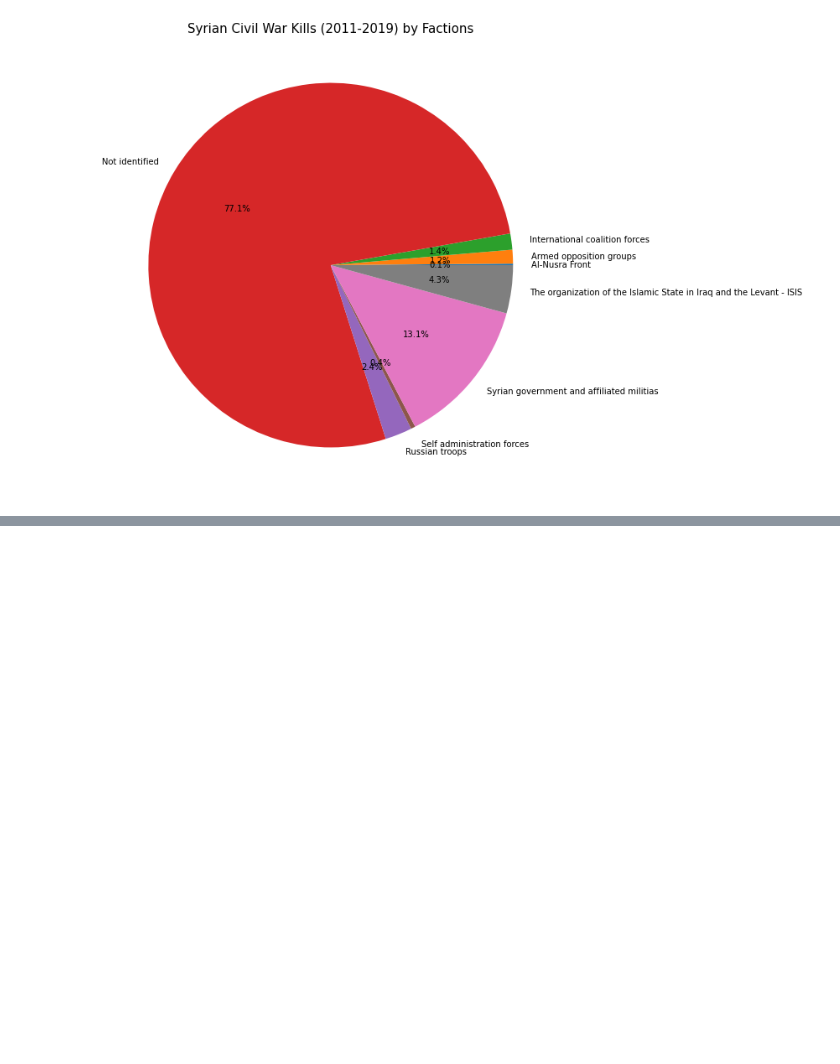
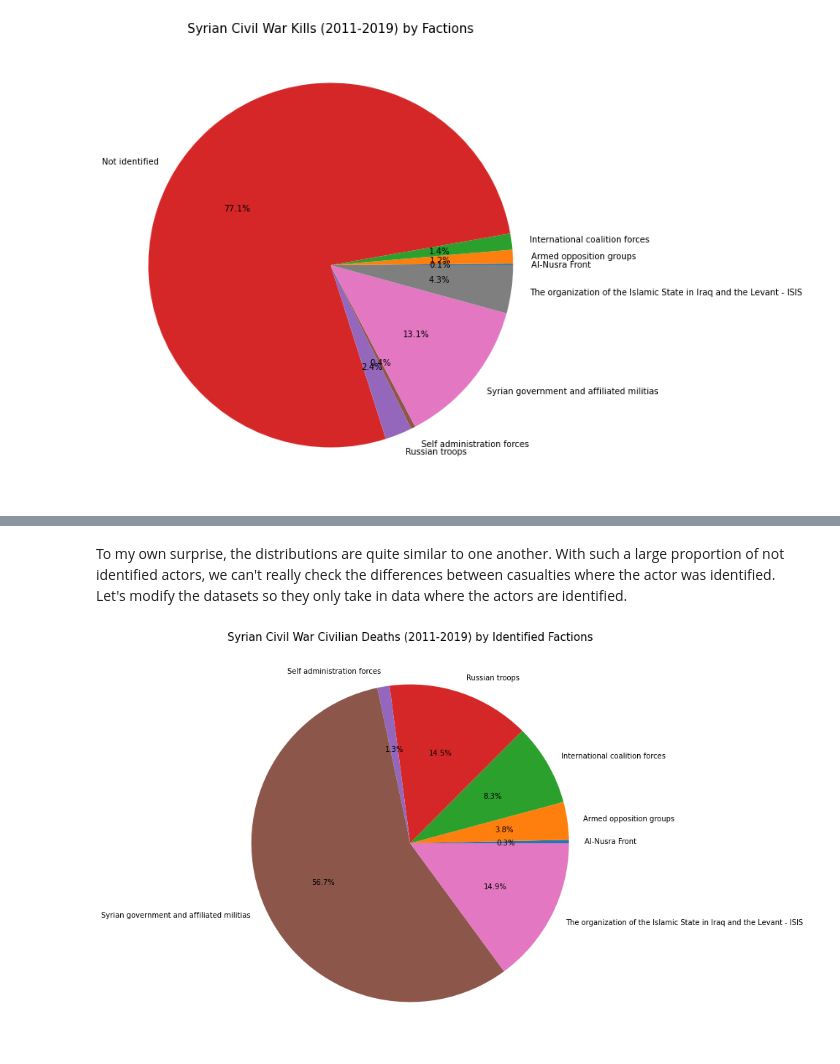
Before and after one commit to Tbasa-hk97/Tbasa-hk97.github.io, a Jupyter notebook: Syrian-Civil-War-Casualties.ipynb, the cells around one changed output, grey strips where cells are left out. Cells and saved outputs as stored; diff of their text form; code cells hidden in the pictures; blank space fills up the shorter version.

```diff
--- a/Syrian-Civil-War-Casualties.ipynb
+++ b/Syrian-Civil-War-Casualties.ipynb
@@ -302,0 +273,15 @@ plt.show()
+# %% [markdown]
+To my own surprise, the distributions are quite similar to one another. With such a large proportion of not identified actors, we can't really check the differences between casualties where the actor was identified. Let's modify the datasets so they only take in data where the actors are identified.
+# %%
+CivilianCas = CivilianCas.loc[CivilianCas['actor'] != "Not identified"]
+NonCivilianCas = NonCivilianCas.loc[NonCivilianCas['actor'] != "Not identified"]
+
+CivilianCasActor = CivilianCas.groupby(['actor']).name.agg('count').to_frame('count').reset_index()
+NonCivilianCasActor = NonCivilianCas.groupby(['actor']).name.agg('count').to_frame('count').reset_index()
+# %%
+plt.figure(figsize=(10,10))
+plt.title('Syrian Civil War Civilian Deaths (2011-2019) by Identified Factions', fontsize=15)
+plt.pie(CivilianCasActor['count'],labels=CivilianCasActor['actor'],autopct='%1.1f%%')
+plt.show()
+# %% [output]
+[figure, added]
```
Also changed, not shown: parts of 38 cells of this notebook, 1 other file.
